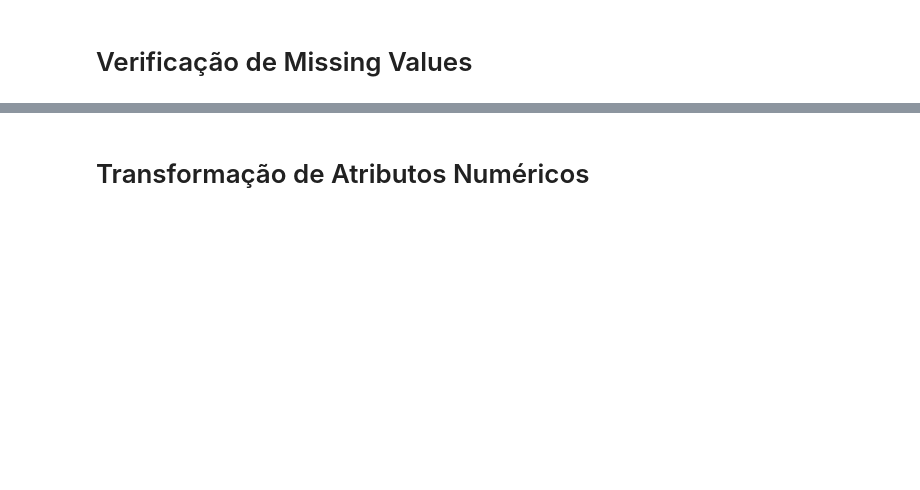
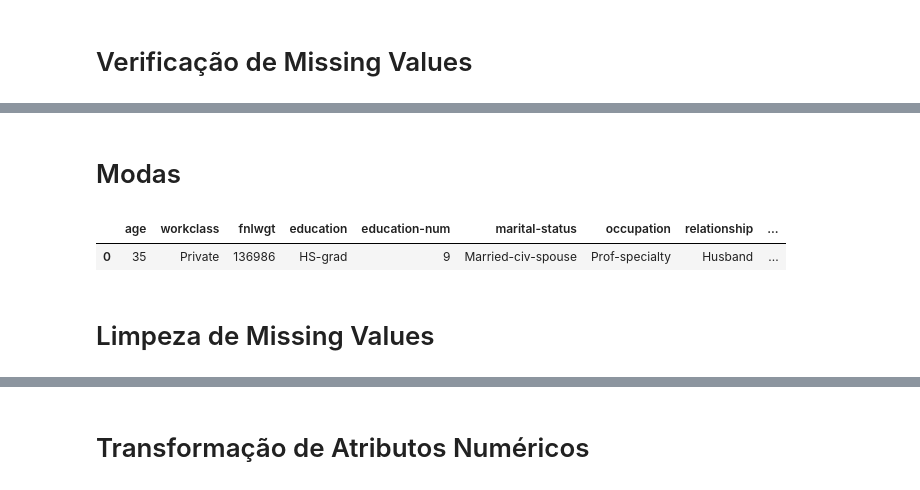
Before and after one commit to gilcesarf/imd3002-202502, a Jupyter notebook: Aula05/Exercicios_Aula05.ipynb, the cells around one changed output, grey strips where cells are left out. Saved outputs shown, nothing was run; the diff lists cells and outputs as text; code cells hidden in the pictures; blank space fills up the shorter version.

```diff
--- a/Aula05/Exercicios_Aula05.ipynb
+++ b/Aula05/Exercicios_Aula05.ipynb
@@ -91,0 +65,10 @@ memory usage: 176.3+ KB
+# %% [markdown]
+# Modas
+# %%
+modas = dataset.mode()
+modas
+# %% [output]
+|  | age | workclass | fnlwgt | education | education-num | marital-status | occupation | relationship | ... |
+| 0 | 35 | Private | 136986 | HS-grad | 9 | Married-civ-spouse | Prof-specialty | Husband | ... |
+# %% [markdown]
+# Limpeza de Missing Values
```
Also changed, not shown: parts of 5 cells of this notebook.
